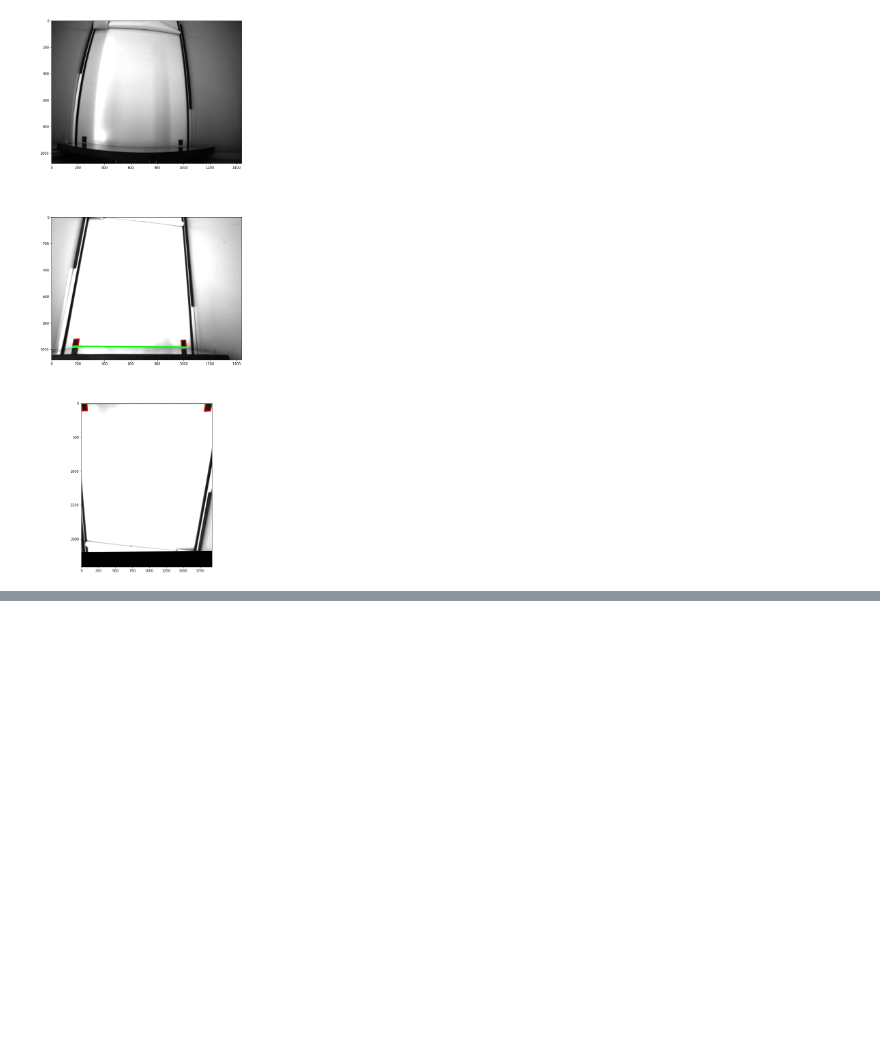
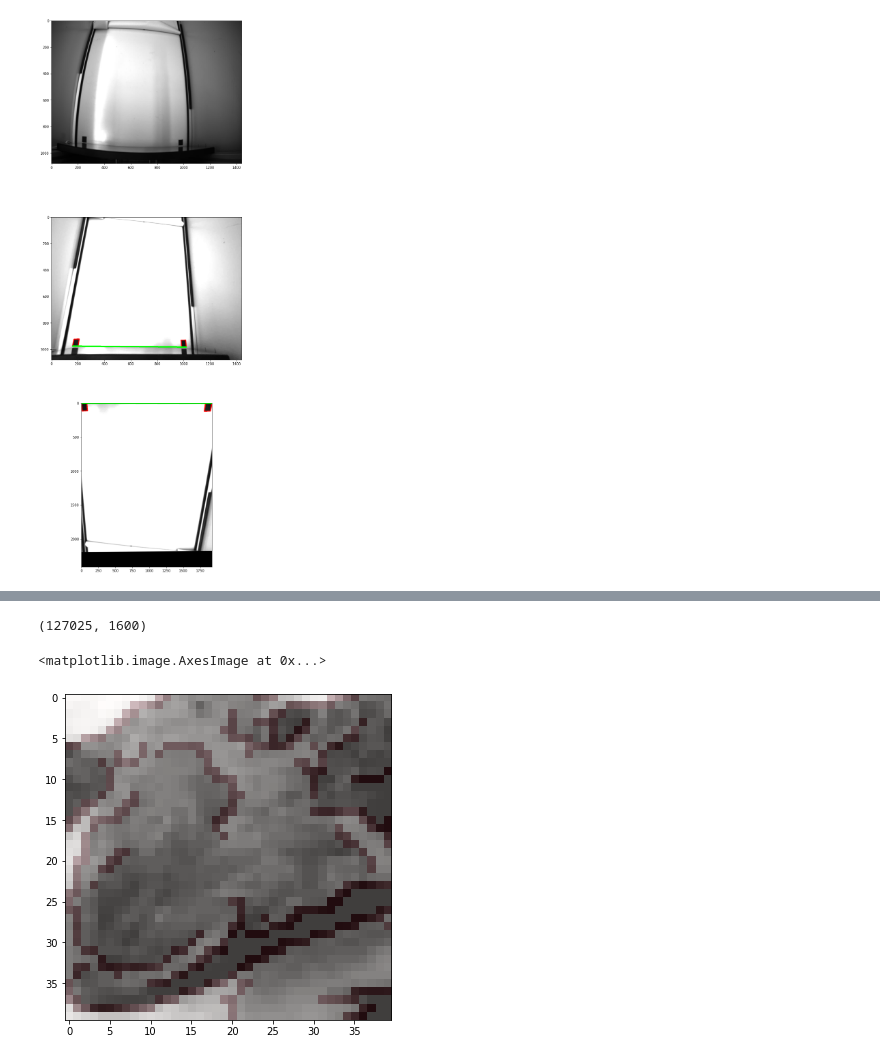
Before and after one commit to regevti/Pogona_Pursuit, a Jupyter notebook: Arena/data_stuff.ipynb, the cells around one changed output, grey strips where cells are left out. Cells and saved outputs as stored; diff of their text form; code cells hidden in the pictures; blank space fills up the shorter version.

```diff
--- a/Arena/data_stuff.ipynb
+++ b/Arena/data_stuff.ipynb
@@ -209,0 +288,4 @@ vals = test[['x','y']].values
+# %%
+first_date = dataset.ret_date("Pogona_Pursuit/Arena/experiments/circle_20200803T075244")
+# %%
+heads = dataset.get_unified_heads_mat((1440,1080),first_date,resize=40)
@@ -209,0 +310,19 @@ vals = test[['x','y']].values
+# %%
+heads.shape
+# %% [output]
+(127025, 1600)
+# %%
+K = 50000
+im = heads[K].reshape(40,40)
+thr1 = 50
+thr2 = 100
+edges = cv.Canny(im.reshape(40,40),thr1,thr2)
+im = cv.convertScaleAbs(im, alpha=1.3, beta=1)
+
+
+fig, axes = plt.subplots(1,1,figsize=(10,6))
+axes.imshow(edges,cmap='Reds',alpha=0.8)
+axes.imshow(im,cmap='Greys',alpha=0.75)
+# %% [output]
+<matplotlib.image.AxesImage at 0x...>
+[figure, added]
```
Also changed, not shown: parts of 21 cells of this notebook, 5 other files.
